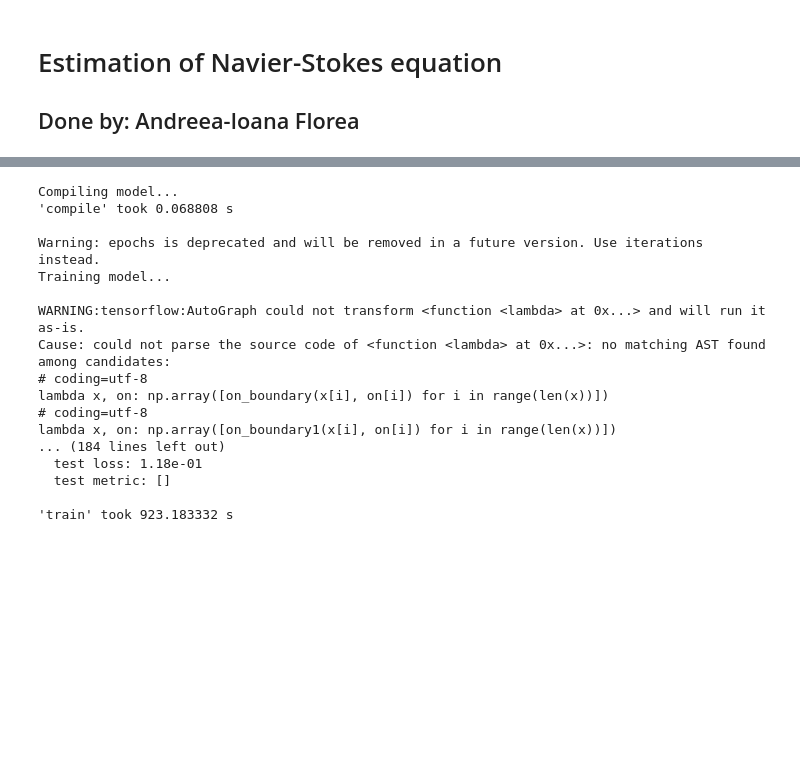
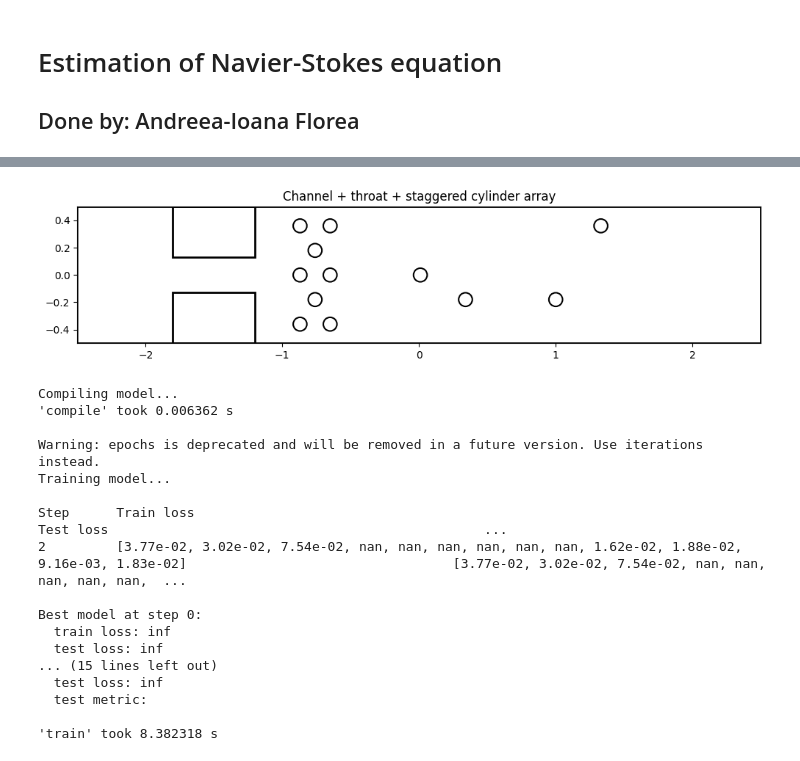
Before and after one commit to Andreea720/challenge_Navier_Stokes_ResNet, a Jupyter notebook: navier_stokes.ipynb, the cells around one changed output, grey strips where cells are left out. Saved outputs shown, nothing was run; the diff lists cells and outputs as text; code cells hidden in the pictures; blank space fills up the shorter version.

```diff
--- a/navier_stokes.ipynb
+++ b/navier_stokes.ipynb
@@ -63,3 +160,29 @@ geom = dde.geometry.GeometryXTime(geom_space, geom_time)
+# %%
+# @title Default title text
+import matplotlib.pyplot as plt
+import matplotlib.patches as patches
+
+fig, ax = plt.subplots(figsize=(12, 3))
+
+# outer channel
+ax.add_patch(patches.Rectangle((-Lx/2, -Ly/2), Lx, Ly, fill=False, linewidth=2))
+
+# obstacles
+for kind, params, _ in obstacles:
+    if kind == "disk":
+        x, y, r = params
+        ax.add_patch(patches.Circle((x, y), r, fill=False, linewidth=1.5))
+    else:
+        xmin, xmax, ymin, ymax = params
+        ax.add_patch(patches.Rectangle((xmin, ymin), xmax-xmin, ymax-ymin, fill=False, linewidth=2))
+
+ax.set_aspect("equal", adjustable="box")
+ax.set_xlim(-Lx/2, Lx/2)
+ax.set_ylim(-Ly/2, Ly/2)
+ax.set_title("Channel + throat + staggered cylinder array")
+plt.show()
+# %% [output]
+[figure, added]
 # %%
 def boundary_wall(X, on_boundary):
     # Top and Bottom walls of the main channel
@@ -162,22 +284,26 @@ model = dde.Model(data, net)
 # %%
 # Compile and train
 model.compile("adam", lr=1e-3)
-losshistory, train_state = model.train(epochs=5000)
+losshistory, train_state = model.train(epochs=20000)
+
+# Fine-tune with L-BFGS for better convergence
+model.compile("L-BFGS")
+losshistory, train_state = model.train(iterations=5000)
 # %% [output]
 Compiling model...
-'compile' took 0.068808 s
+'compile' took 0.006362 s
 
 Warning: epochs is deprecated and will be removed in a future version. Use iterations instead.
 Training model...
 
-WARNING:tensorflow:AutoGraph could not transform <function <lambda> at 0x...> and will run it as-is.
-Cause: could not parse the source code of <function <lambda> at 0x...>: no matching AST found among candidates:
-# coding=utf-8
-lambda x, on: np.array([on_boundary(x[i], on[i]) for i in range(len(x))])
-# coding=utf-8
-lambda x, on: np.array([on_boundary1(x[i], on[i]) for i in range(len(x))])
-... (184 lines left out)
-  test loss: 1.18e-01
-  test metric: []
+Step      Train loss                                                                                                                            Test loss                                                ...
+2         [3.77e-02, 3.02e-02, 7.54e-02, nan, nan, nan, nan, nan, nan, 1.62e-02, 1.88e-02, 9.16e-03, 1.83e-02]                                  [3.77e-02, 3.02e-02, 7.54e-02, nan, nan, nan, nan, nan,  ...
 
-'train' took 923.183332 s
+Best model at step 0:
+  train loss: inf
+  test loss: inf
+... (15 lines left out)
+  test loss: inf
+  test metric:
+
+'train' took 8.382318 s
```
Also changed, not shown: parts of 16 cells of this notebook.
